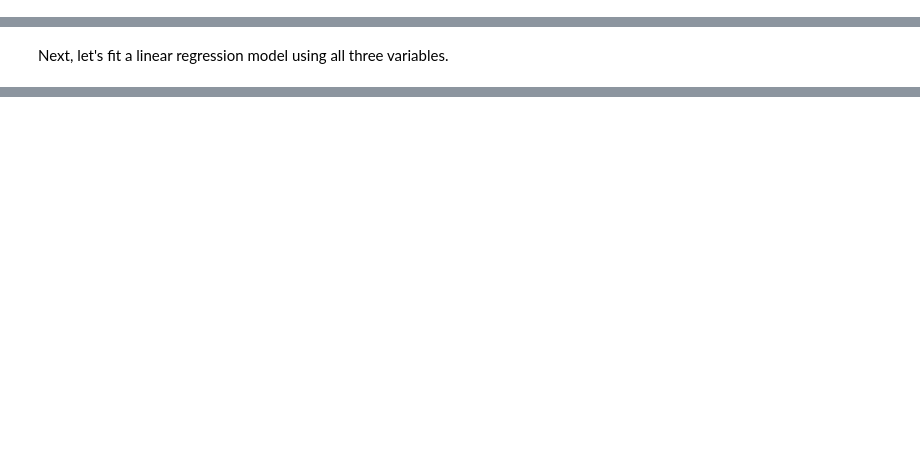
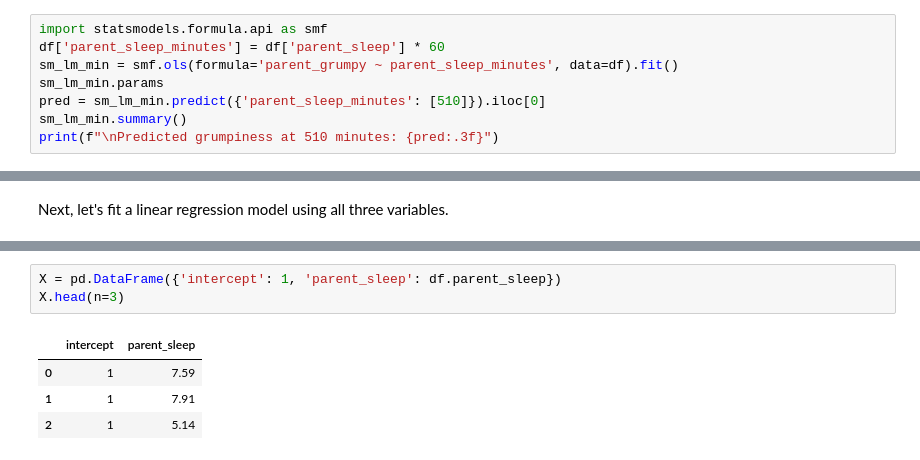
Before and after one commit to sokina747/cs3120-assign2, a Jupyter notebook: linear_regression_lab.ipynb, the cells around one changed output, grey strips where cells are left out. Saved outputs shown, nothing was run; the diff lists cells and outputs as text; blank space fills up the shorter version.

```diff
--- a/linear_regression_lab.ipynb
+++ b/linear_regression_lab.ipynb
@@ -526,0 +627,8 @@ sm_lm_min.params
+# %%
+import statsmodels.formula.api as smf
+df['parent_sleep_minutes'] = df['parent_sleep'] * 60
+sm_lm_min = smf.ols(formula='parent_grumpy ~ parent_sleep_minutes', data=df).fit()
+sm_lm_min.params
+pred = sm_lm_min.predict({'parent_sleep_minutes': [510]}).iloc[0]
+sm_lm_min.summary()
+print(f"\nPredicted grumpiness at 510 minutes: {pred:.3f}")
@@ -591,3 +770,11 @@ lm_adv.summary()
+# %%
+X = pd.DataFrame({'intercept': 1, 'parent_sleep': df.parent_sleep})
+X.head(n=3)
+# %% [output]
+|  | intercept | parent_sleep |
+| 0 | 1 | 7.59 |
+| 1 | 1 | 7.91 |
+| 2 | 1 | 5.14 |
 # %% [markdown]
 Nice work completing this notebook. If you didn't already appreciate the power of linear regression, hopefully this helped convince you in some way. Even though we will use lots of other types of models, you will almost always want to start with linear regression because of its simplicity, stability, and flexibility. We'll always want to use the *right model for the task at hand* though, so we probably don't want to be too much like either of the people below :)
 
```
Also changed, not shown: parts of 34 cells of this notebook.
